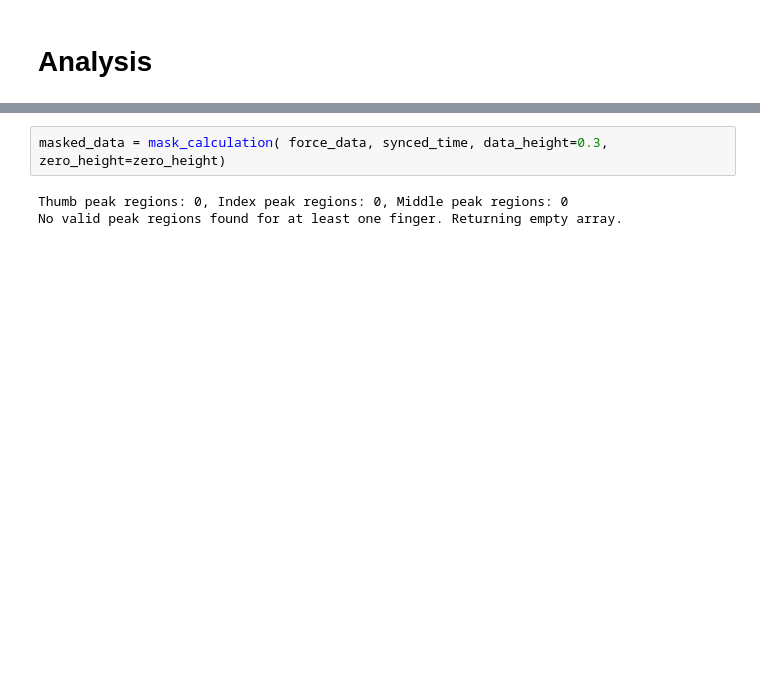
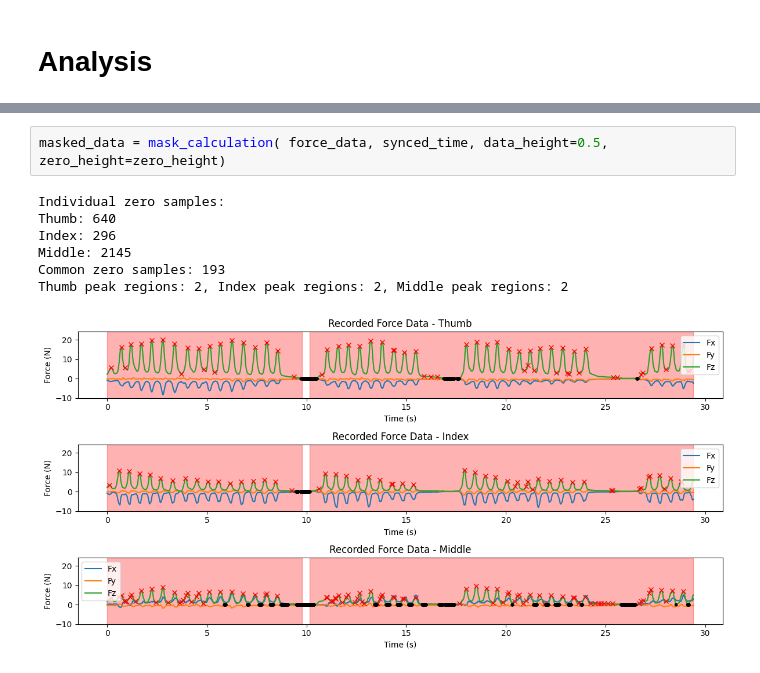
Before and after one commit to Cuberkk/Finger_Manipulation_with_position_sensor, a Jupyter notebook: single_case_object_origin_force_data_analysis.ipynb, the cells around one changed output, grey strips where cells are left out. Cells and saved outputs as stored; diff of their text form; blank space fills up the shorter version.

```diff
--- a/single_case_object_origin_force_data_analysis.ipynb
+++ b/single_case_object_origin_force_data_analysis.ipynb
@@ -566,8 +612,13 @@ quick_visualization(force_data, synced_time, visualize_data='recorded')
 # %%
-masked_data = mask_calculation( force_data, synced_time, data_height=0.3, zero_height=zero_height)
+masked_data = mask_calculation( force_data, synced_time, data_height=0.5, zero_height=zero_height)
 # %% [output]
-Thumb peak regions: 0, Index peak regions: 0, Middle peak regions: 0
-No valid peak regions found for at least one finger. Returning empty array.
+Individual zero samples:
+Thumb: 640
+Index: 296
+Middle: 2145
+Common zero samples: 193
+Thumb peak regions: 2, Index peak regions: 2, Middle peak regions: 2
+[figure, added]
 # %%
 os.makedirs(os.path.dirname(file_dir), exist_ok=True)
 
```
Also changed, not shown: parts of 9 cells of this notebook, 26 other files.
